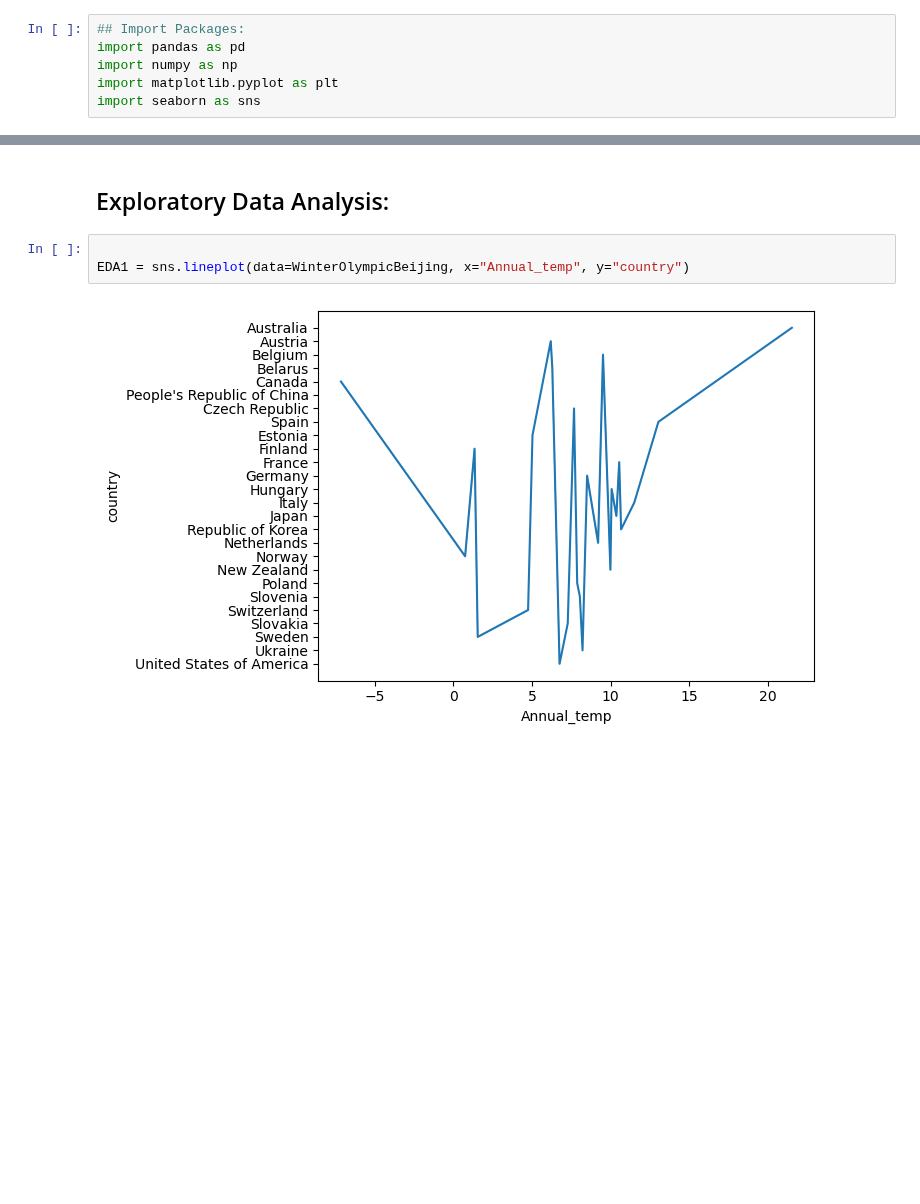
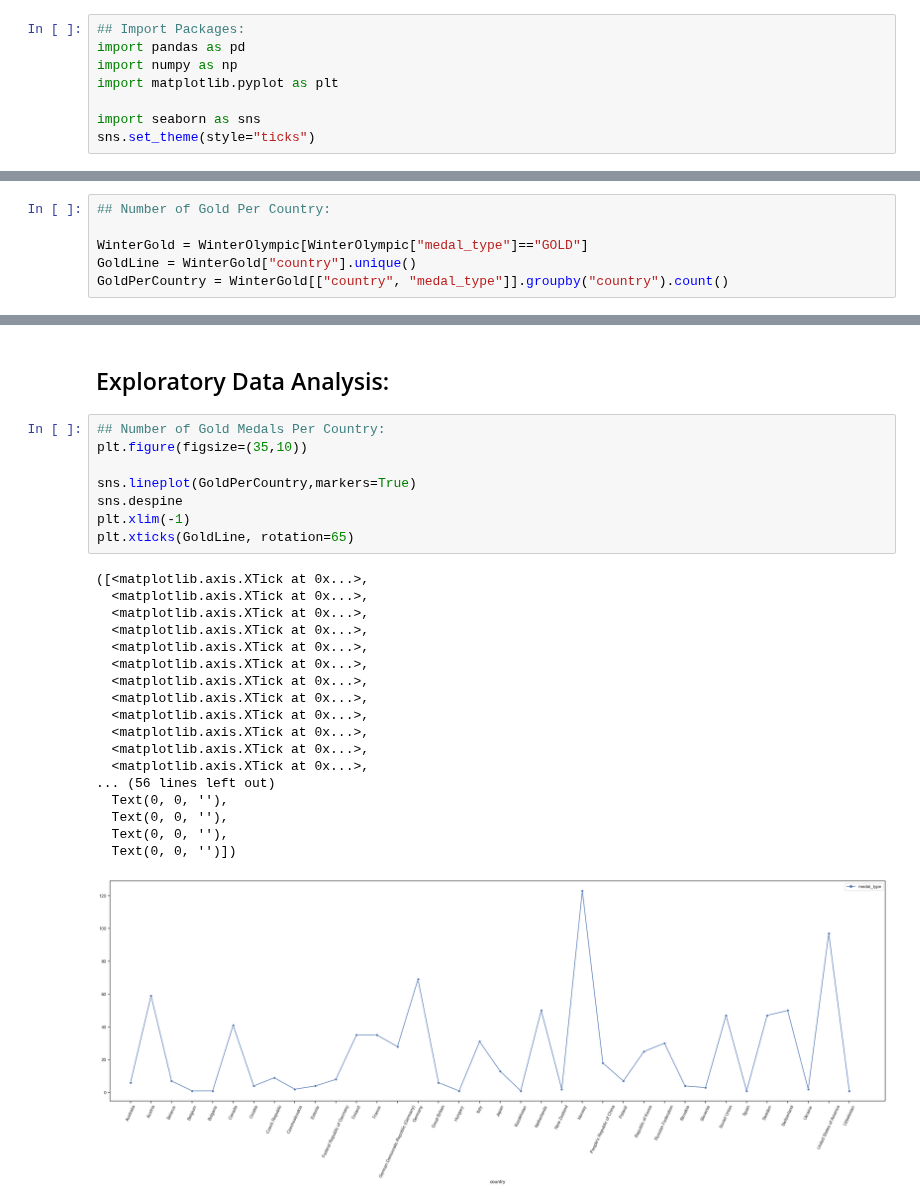
Before and after one commit to ubco-W2022T2-data301/project-group-group17, a Jupyter notebook: analysis/notebooks/analysis_cynthia.ipynb, the cells around one changed output, grey strips where cells are left out. Drawn from its saved outputs; the diff is of its cells as text; blank space fills up the shorter version.

Commit message:
Just plots remaining for Cyn

```diff
--- a/analysis/notebooks/analysis_cynthia.ipynb
+++ b/analysis/notebooks/analysis_cynthia.ipynb
@@ -23,7 +23,9 @@ I will complete as little wrangling as needed, but I have visioned the data to b
 import pandas as pd
 import numpy as np
 import matplotlib.pyplot as plt
+
 import seaborn as sns
+sns.set_theme(style="ticks")
 # %%
 ## Data Upload:
 OlympicHost = pd.read_csv("../../data/raw/Olympic_Summer_Winter_Games_1986-2022/olympic_hosts.csv")
@@ -296,0 +241,6 @@ Name: point_value, dtype: int64
+# %%
+## Number of Gold Per Country:
+
+WinterGold = WinterOlympic[WinterOlympic["medal_type"]=="GOLD"]
+GoldLine = WinterGold["country"].unique()
+GoldPerCountry = WinterGold[["country", "medal_type"]].groupby("country").count()
@@ -307,8 +339,30 @@ SummerOlympic.head(5)
 | 8 | tokyo-2020 | Japan | Tokyo 2020 | Summer | 2020 | Canoe Slalom | Women's Canoe | Women | ... |
 # %% [markdown]
 ## Exploratory Data Analysis:
-# %%
-
-EDA1 = sns.lineplot(data=WinterOlympicBeijing, x="Annual_temp", y="country")
-# %% [output]
-[figure, removed]
+# %%
+## Number of Gold Medals Per Country:
+plt.figure(figsize=(35,10))
+
+sns.lineplot(GoldPerCountry,markers=True)
+sns.despine
+plt.xlim(-1)
+plt.xticks(GoldLine, rotation=65)
+# %% [output]
+([<matplotlib.axis.XTick at 0x...>,
+  <matplotlib.axis.XTick at 0x...>,
+  <matplotlib.axis.XTick at 0x...>,
+  <matplotlib.axis.XTick at 0x...>,
+  <matplotlib.axis.XTick at 0x...>,
+  <matplotlib.axis.XTick at 0x...>,
+  <matplotlib.axis.XTick at 0x...>,
+  <matplotlib.axis.XTick at 0x...>,
+  <matplotlib.axis.XTick at 0x...>,
+  <matplotlib.axis.XTick at 0x...>,
+  <matplotlib.axis.XTick at 0x...>,
+  <matplotlib.axis.XTick at 0x...>,
+... (56 lines left out)
+  Text(0, 0, ''),
+  Text(0, 0, ''),
+  Text(0, 0, ''),
+  Text(0, 0, '')])
+[figure, added]
```
Also changed, not shown: parts of 14 cells of this notebook, 1 other file.
